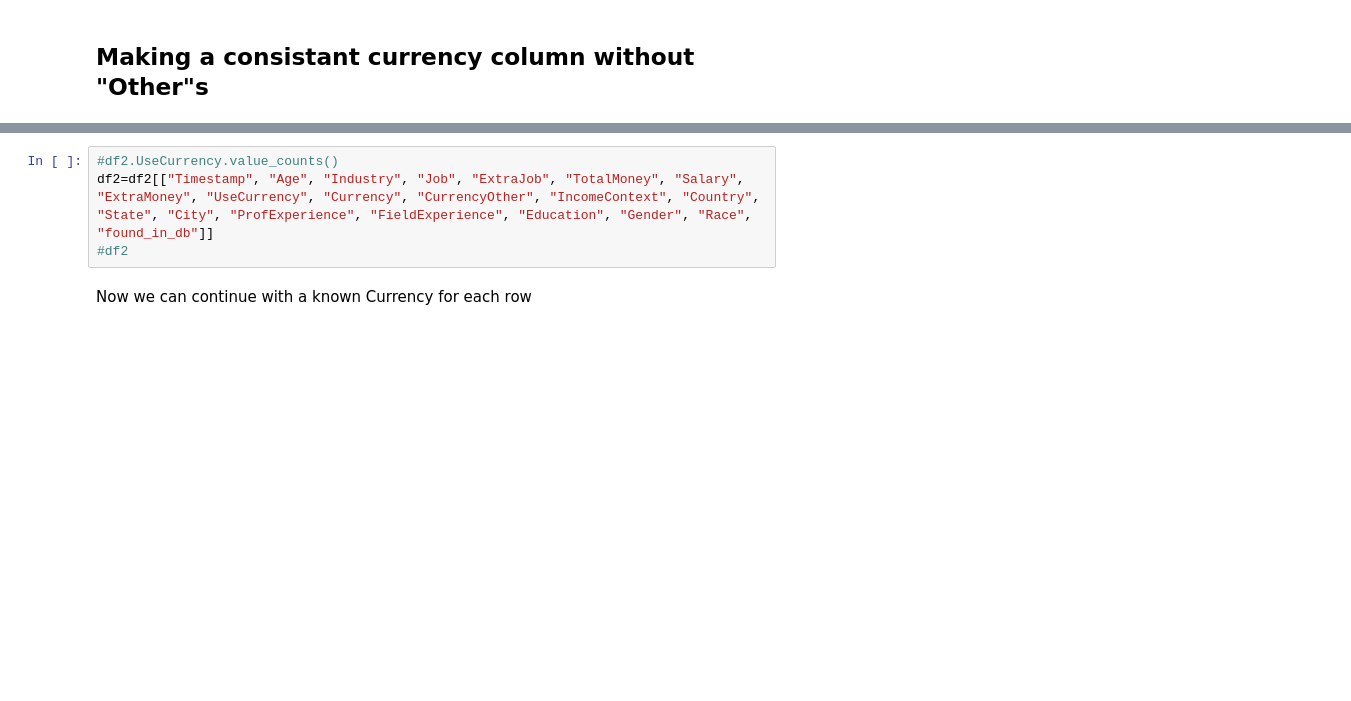
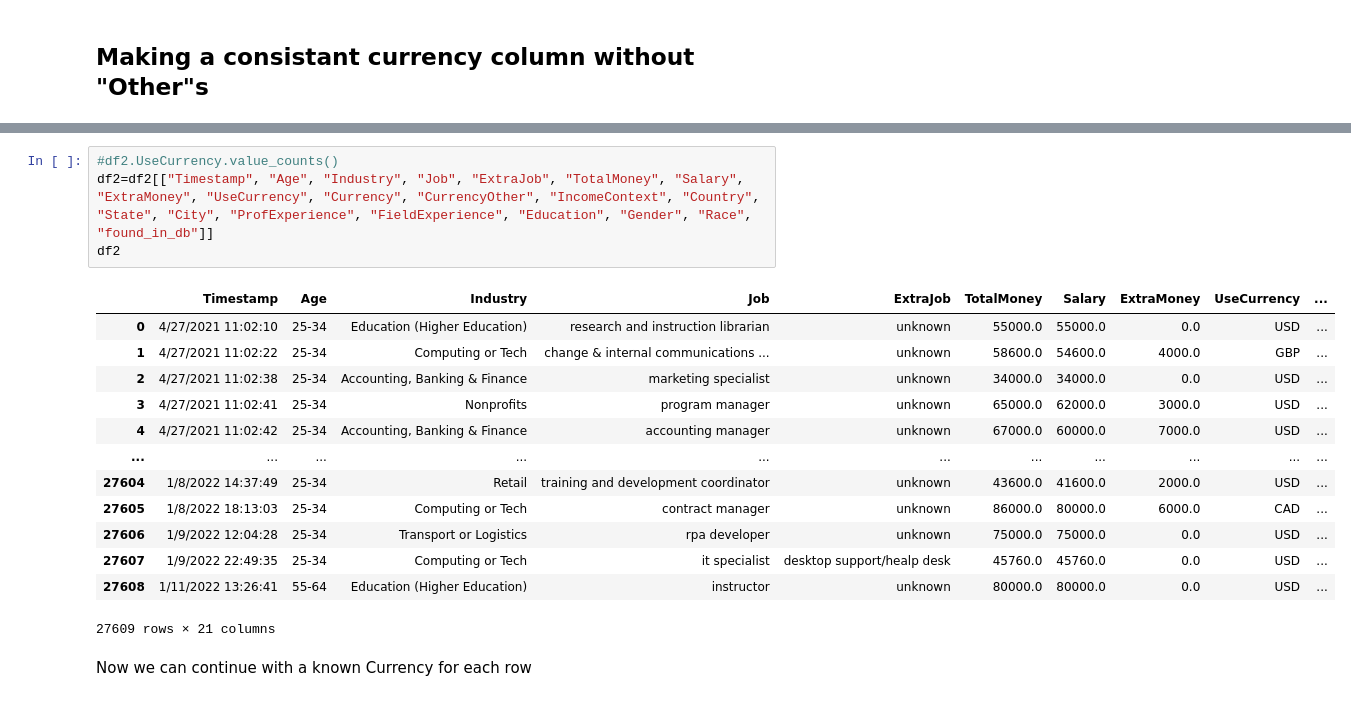
Before and after one commit to amberglie/Portfolio, a Jupyter notebook: Data301:Project1/Project1_0.ipynb, the cells around one changed output, grey strips where cells are left out. Drawn from its saved outputs; the diff is of its cells as text; blank space fills up the shorter version.

```diff
--- a/Data301:Project1/Project1_0.ipynb
+++ b/Data301:Project1/Project1_0.ipynb
@@ -319,7 +287,21 @@ array(['USD', 'GBP', 'CAD', 'EUR', 'AUDNZD', 'INR', 'ARS', 'CHF', 'MYR',
 # %%
 #df2.UseCurrency.value_counts()
 df2=df2[["Timestamp", "Age", "Industry", "Job", "ExtraJob", "TotalMoney", "Salary", "ExtraMoney", "UseCurrency", "Currency", "CurrencyOther", "IncomeContext", "Country", "State", "City", "ProfExperience", "FieldExperience", "Education", "Gender", "Race", "found_in_db"]]
-#df2
+df2
+# %% [output]
+|  | Timestamp | Age | Industry | Job | ExtraJob | TotalMoney | Salary | ExtraMoney | UseCurrency | ... |
+| 0 | 4/27/2021 11:02:10 | 25-34 | Education (Higher Education) | research and instruction librarian | unknown | 55000.0 | 55000.0 | 0.0 | USD | ... |
+| 1 | 4/27/2021 11:02:22 | 25-34 | Computing or Tech | change & internal communications ... | unknown | 58600.0 | 54600.0 | 4000.0 | GBP | ... |
+| 2 | 4/27/2021 11:02:38 | 25-34 | Accounting, Banking & Finance | marketing specialist | unknown | 34000.0 | 34000.0 | 0.0 | USD | ... |
+| 3 | 4/27/2021 11:02:41 | 25-34 | Nonprofits | program manager | unknown | 65000.0 | 62000.0 | 3000.0 | USD | ... |
+| 4 | 4/27/2021 11:02:42 | 25-34 | Accounting, Banking & Finance | accounting manager | unknown | 67000.0 | 60000.0 | 7000.0 | USD | ... |
+| ... | ... | ... | ... | ... | ... | ... | ... | ... | ... | ... |
+| 27604 | 1/8/2022 14:37:49 | 25-34 | Retail | training and development coordinator | unknown | 43600.0 | 41600.0 | 2000.0 | USD | ... |
+| 27605 | 1/8/2022 18:13:03 | 25-34 | Computing or Tech | contract manager | unknown | 86000.0 | 80000.0 | 6000.0 | CAD | ... |
+| 27606 | 1/9/2022 12:04:28 | 25-34 | Transport or Logistics | rpa developer | unknown | 75000.0 | 75000.0 | 0.0 | USD | ... |
+| 27607 | 1/9/2022 22:49:35 | 25-34 | Computing or Tech | it specialist | desktop support/healp desk | 45760.0 | 45760.0 | 0.0 | USD | ... |
+| 27608 | 1/11/2022 13:26:41 | 55-64 | Education (Higher Education) | instructor | unknown | 80000.0 | 80000.0 | 0.0 | USD | ... |
+27609 rows × 21 columns
 # %% [markdown]
 Now we can continue with a known Currency for each row
 # %% [markdown]
```
Also changed, not shown: parts of 22 cells of this notebook.
